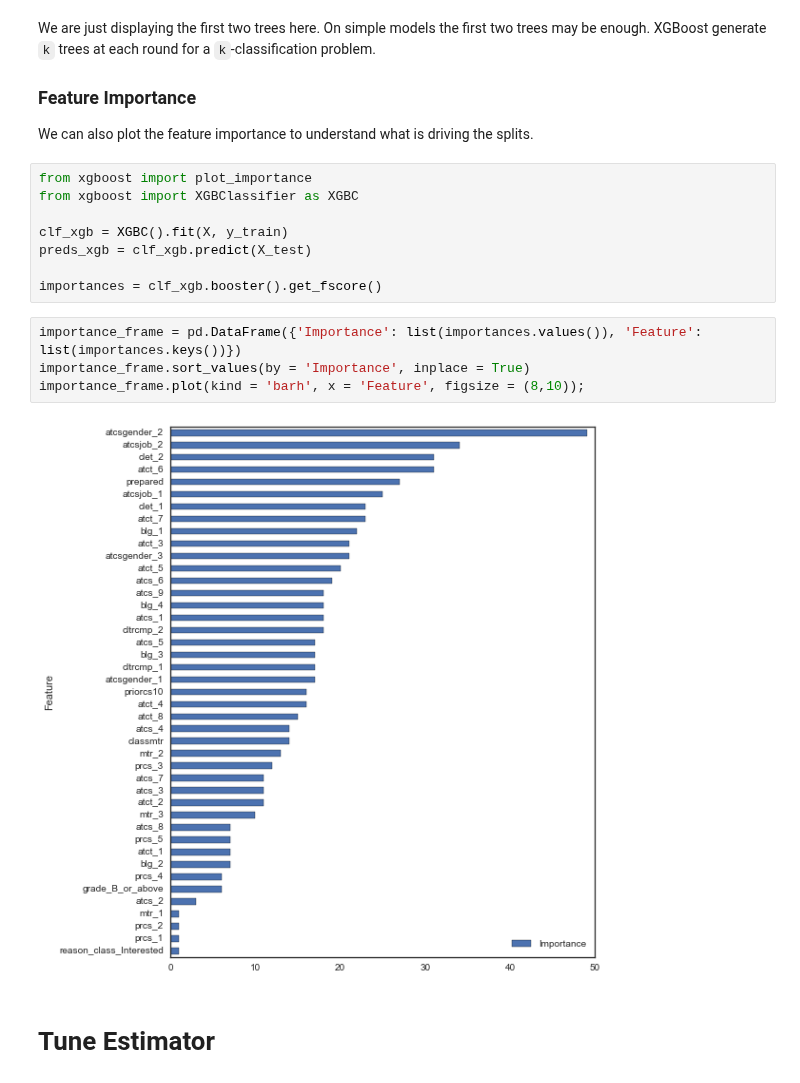
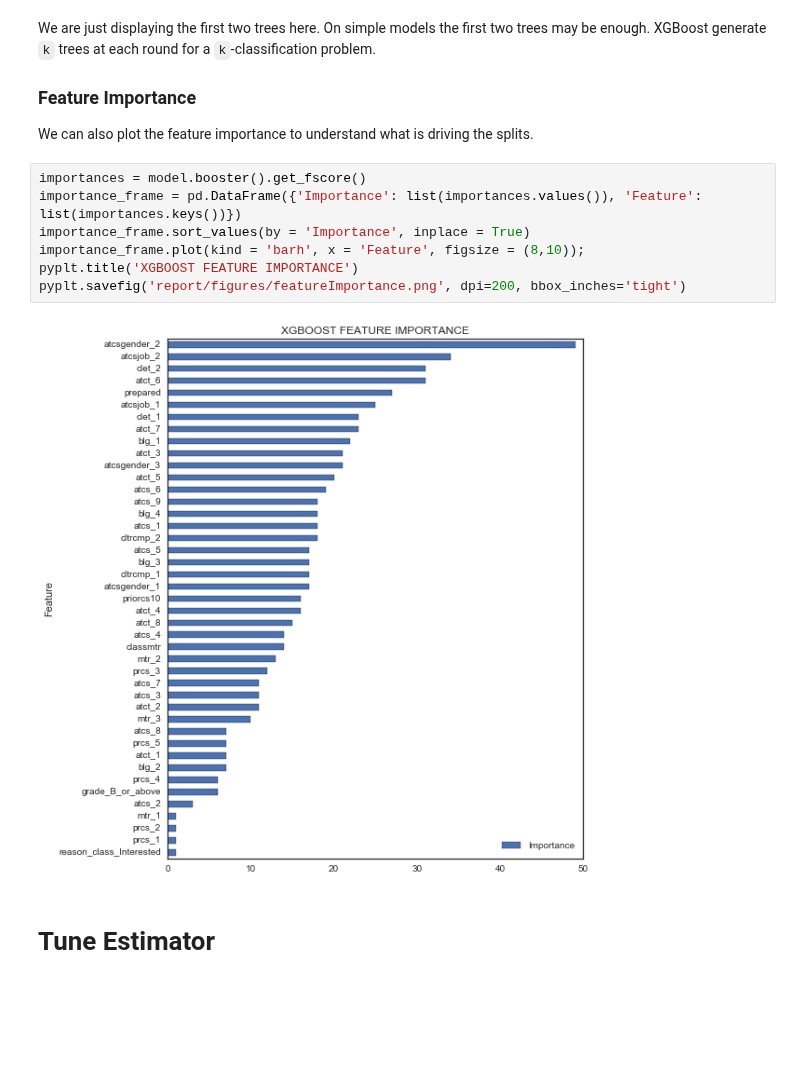
Before and after one commit to omoju/IntroCSExperiencePrediction, a Jupyter notebook: genderedCSExperience.ipynb, the cells around one changed output. Drawn from its saved outputs; the diff is of its cells as text; blank space fills up the shorter version.

```diff
--- a/genderedCSExperience.ipynb
+++ b/genderedCSExperience.ipynb
@@ -480,20 +480,15 @@ We are just displaying the first two trees here. On simple models the first two
 
 ### Feature Importance
 We can also plot the feature importance to understand what is driving the splits.
-# %%
-from xgboost import plot_importance
-from xgboost import XGBClassifier as XGBC
-
-clf_xgb = XGBC().fit(X, y_train)
-preds_xgb = clf_xgb.predict(X_test)
-
-importances = clf_xgb.booster().get_fscore()
 # %%
+importances = model.booster().get_fscore()
 importance_frame = pd.DataFrame({'Importance': list(importances.values()), 'Feature': list(importances.keys())})
 importance_frame.sort_values(by = 'Importance', inplace = True)
 importance_frame.plot(kind = 'barh', x = 'Feature', figsize = (8,10));
+pyplt.title('XGBOOST FEATURE IMPORTANCE')
+pyplt.savefig('report/figures/featureImportance.png', dpi=200, bbox_inches='tight')
 # %% [output]
-[figure, old version]
+[figure, new version]
 # %% [markdown]
 # Tune Estimator
 # %% [markdown]
```
Also changed, not shown: parts of 2 cells of this notebook, 3 other files.
